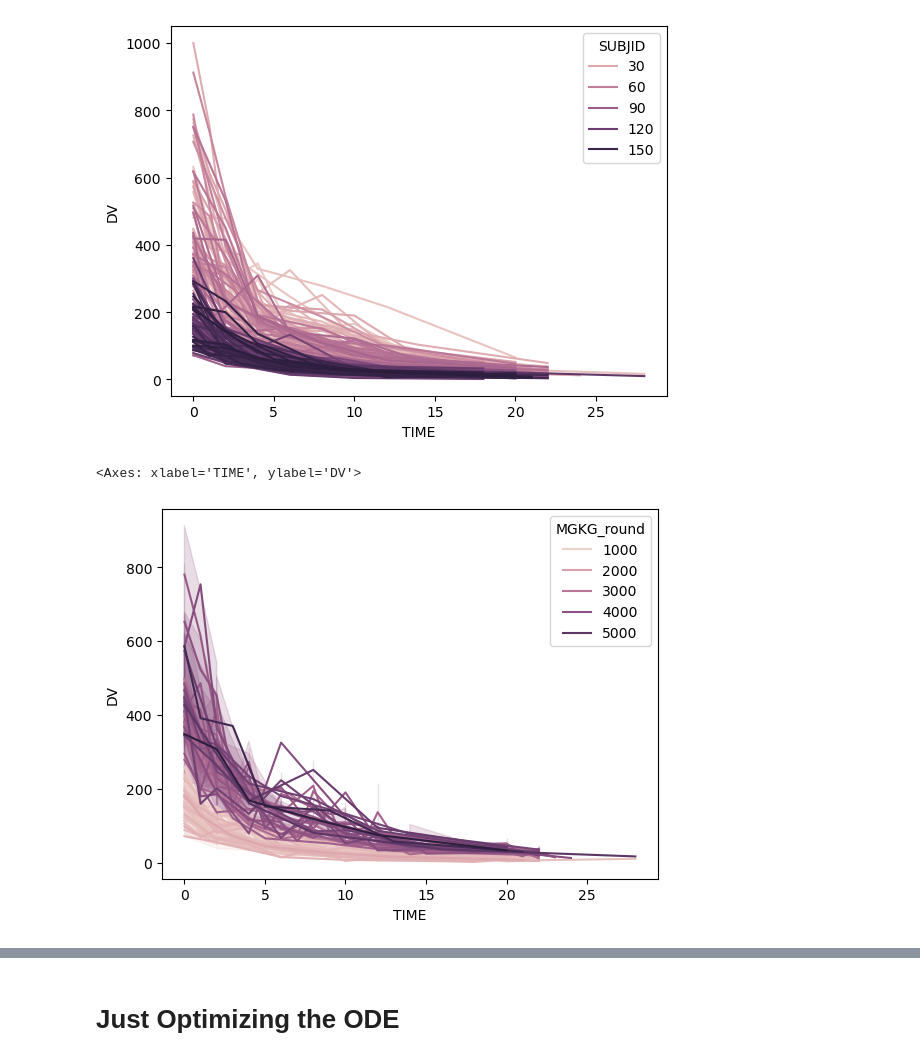
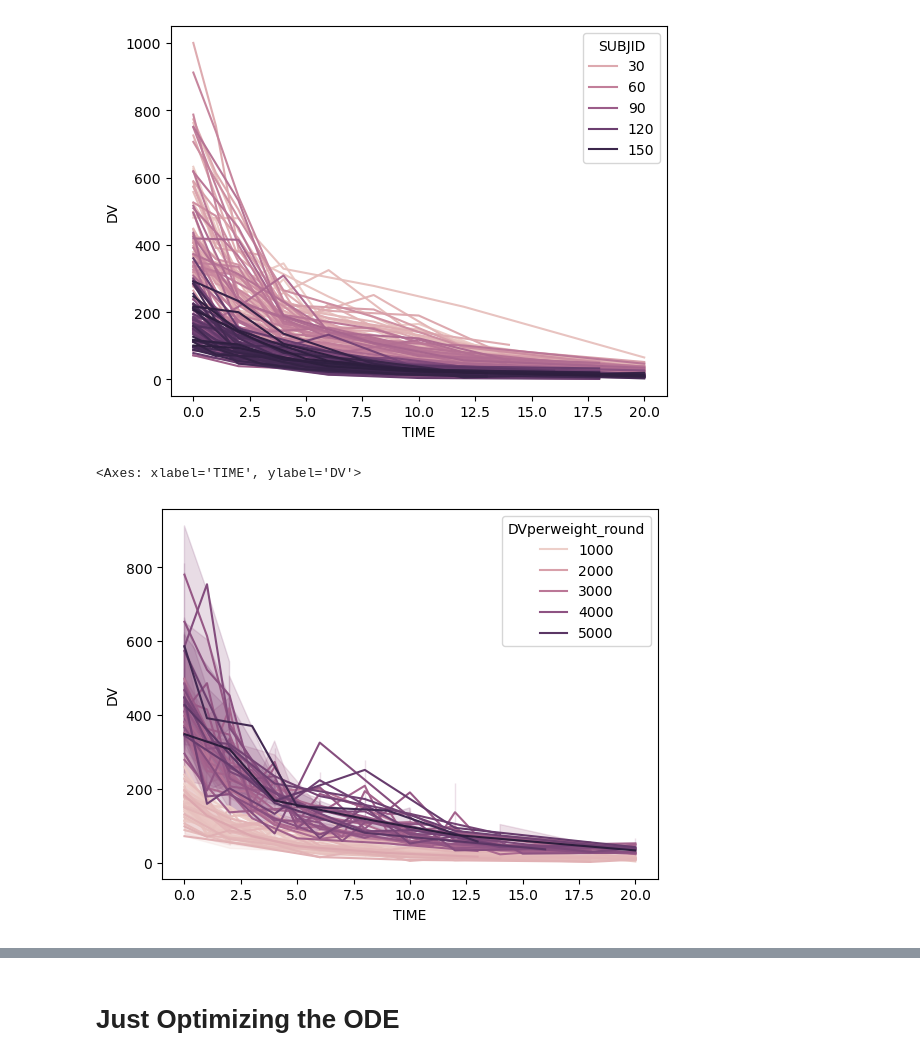
Before and after one commit to kelleyjbrady/NiceODE, a Jupyter notebook: t_0atDV_max_ode_solver_r.ipynb, the cells around one changed output, grey strips where cells are left out. Saved outputs shown, nothing was run; the diff lists cells and outputs as text; code cells hidden in the pictures.

```diff
--- a/t_0atDV_max_ode_solver_r.ipynb
+++ b/t_0atDV_max_ode_solver_r.ipynb
@@ -68,4 +36,8 @@ if remove_abs:
 else:
     work_df = opt_df.copy()
 # %%
-work_df = work_df.loc[work_df['TIME'] < 30, :].copy()
+work_df = work_df.loc[work_df['TIME'] <= 20, :].copy()
+work_df['DV_ln'] = np.log(work_df['DV'])
+# %%
+n_gt2_subs = work_df['SUBJID'].unique()[work_df['SUBJID'].value_counts() > 2]
+work_df = work_df.loc[work_df['SUBJID'].isin(n_gt2_subs), :]
@@ -96,14 +177,14 @@ scale_df['AGE_scale'] = age_scaler.fit_transform(scale_df[['AGE']])
 #scale_df['DOSR'] = scale_df['DOSR'] / 100
 plot_subject_levels(scale_df)
 # %% [output]
-[figure, old version]
+[figure, new version]
 # %%
-scale_df['MGKG_round'] = scale_df['MGKG'].round(0)
+scale_df['DVperweight_round'] = scale_df['MGKG'].round(0)
 # %%
-sns.lineplot(scale_df, x = 'TIME', y = 'DV', hue = 'MGKG_round')
+sns.lineplot(scale_df, x = 'TIME', y = 'DV', hue = 'DVperweight_round')
 # %% [output]
 <Axes: xlabel='TIME', ylabel='DV'>
-[figure, old version]
+[figure, new version]
 # %%
 scale_df#.loc[scale_df['DV'] > 400]
 # %% [output]
```
Also changed, not shown: parts of 25 cells of this notebook, 2 other files.
